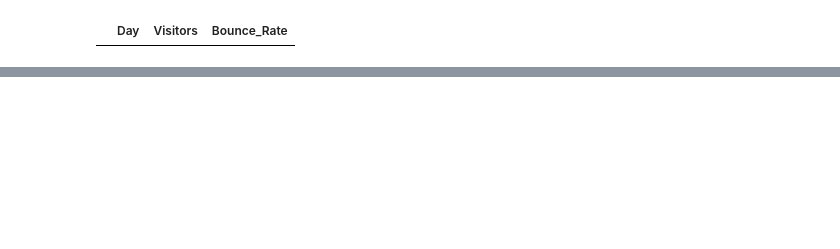
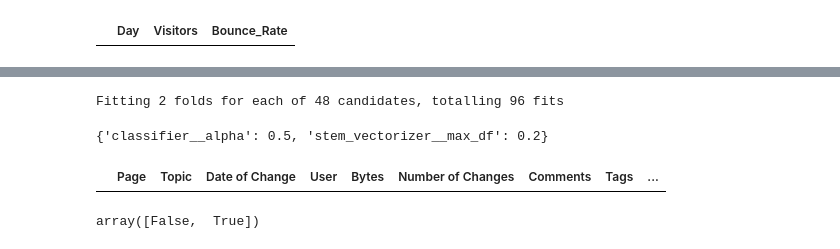
Before and after one commit to alzulas/Data_Incubator, a Jupyter notebook: WIkipedia.ipynb, the cells around one changed output, grey strips where cells are left out. Cells and saved outputs as stored; diff of their text form; code cells hidden in the pictures; blank space fills up the shorter version.

Commit message:
Load work to github

```diff
--- a/WIkipedia.ipynb
+++ b/WIkipedia.ipynb
@@ -282,0 +421,25 @@ df_test.head()
+# %%
+num_changes = pd.DataFrame(columns=['num_changes', 'reasoning', 'comment'])
+df_all_history['has_been_reverted'] = False
+df_all_history['revert_reason'] = ''
+for index, row in df_all_history.iterrows():
+    #print(row)
+    try:
+        if row["Number of Changes"][1:] in num_changes['num_changes'].values.tolist():
+            issue = num_changes[num_changes['num_changes'] == row["Number of Changes"][1:]]
+            #print(df_all_history.iloc[index])
+            df_all_history.at[index, 'has_been_reverted'] = True
+            df_all_history.at[index, 'revert_reason'] = issue['reasoning'].values
+            num_changes = num_changes[num_changes['num_changes'] != row["Number of Changes"][1:]]
+    except:
+        print(row["Number of Changes"][1:])
+    for revert_word in [
+        'vandalism', 'misinformation', 'nonsense', 'untrue',
+        'nonsensical', 'bad', 'exaggeration', 'un-corroborated', 'No reference',
+        'bot', 'unsourced', 'revert', 'undid', 'rv',
+    ]:
+        if revert_word.upper() in str(row['Comments']).upper():
+            line_for_append = [row["Number of Changes"][1:], revert_word, row["Comments"]]
+            num_changes.loc[len(num_changes)] = line_for_append
+            #print(num_changes)
+            break
@@ -282,0 +592,24 @@ df_test.head()
+# %%
+#'Comments'
+bigram_est = Pipeline([
+    ('stem_vectorizer',
+          CountVectorizer(min_df = 0.00001,
+                  max_df = 0.2,
+                  max_features = 10000,
+                  #ngram_range=(1,2)
+                  stop_words=stop_words_lemma
+                  #tokenizer=tokenize_lemma)
+    )),
+    ('classifier', MultinomialNB(alpha = .5))
+])
+param_grid = {#'stem_vectorizer__max_features': [1000, 3000, 6000, 9000, 11000, 13000],
+              'classifier__alpha': [0.5, 1.0, 1.5, 2.0, 2.5, 3.0],
+              'stem_vectorizer__max_df': [0.2, 0.3, 0.4, 0.5, 0.6, 0.7, 0.8, 0.9],
+              #'stem_vectorizer__min_df': [0.01, 0.05, 0.1, 0.15, 0.2]
+}#'classifier__alpha_1': np.logspace(-3, 3, 20)}#'regressor__max_depth': range(2, 20)} # 10^-3 to 10^3
+gs_est = GridSearchCV(bigram_est, param_grid, cv=2, n_jobs=2, verbose=1)
+gs_est.fit(new_df['Comments'], new_df['has_been_reverted'])
+gs_est.best_params_
+# %% [output]
+Fitting 2 folds for each of 48 candidates, totalling 96 fits
+{'classifier__alpha': 0.5, 'stem_vectorizer__max_df': 0.2}
@@ -282,0 +656,11 @@ df_test.head()
+# %%
+df_all_history.head()
+# %% [output]
+|  | Page | Topic | Date of Change | User | Bytes | Number of Changes | Comments | Tags | ... |
+# %%
+with open('tf_comments_est.dill', 'rb') as f:
+    predict_comment = dill.load(f)
+
+predict_comment.classes_
+# %% [output]
+array([False,  True])
```
Also changed, not shown: parts of 37 cells of this notebook, 6 other files.
